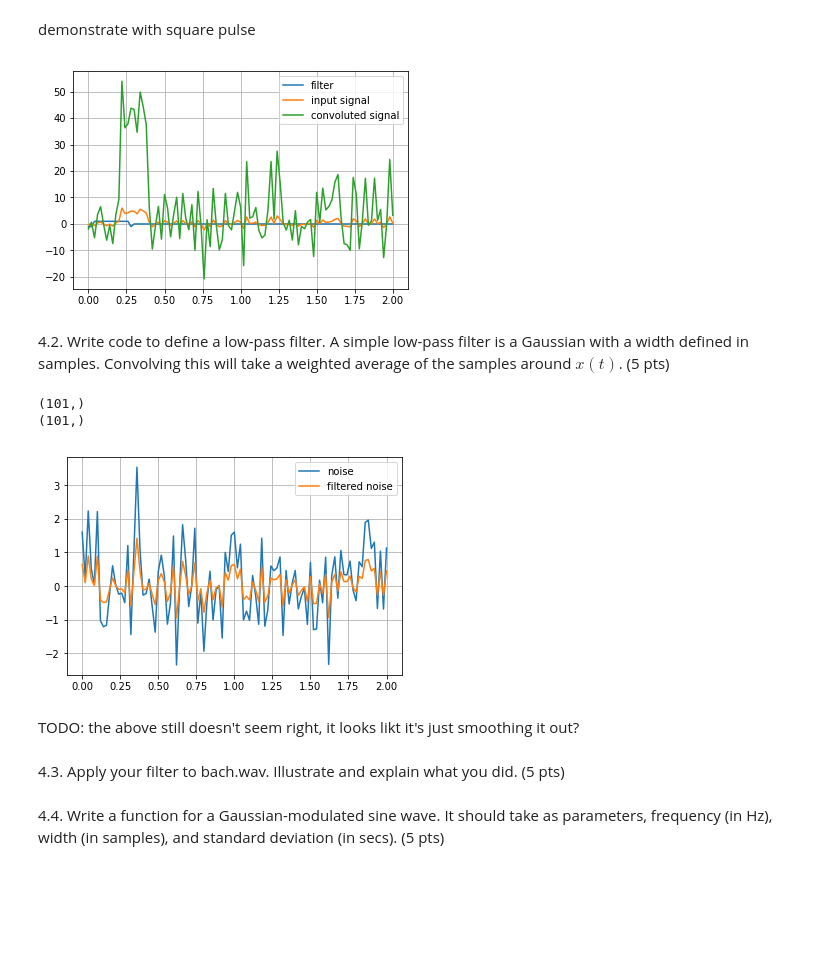
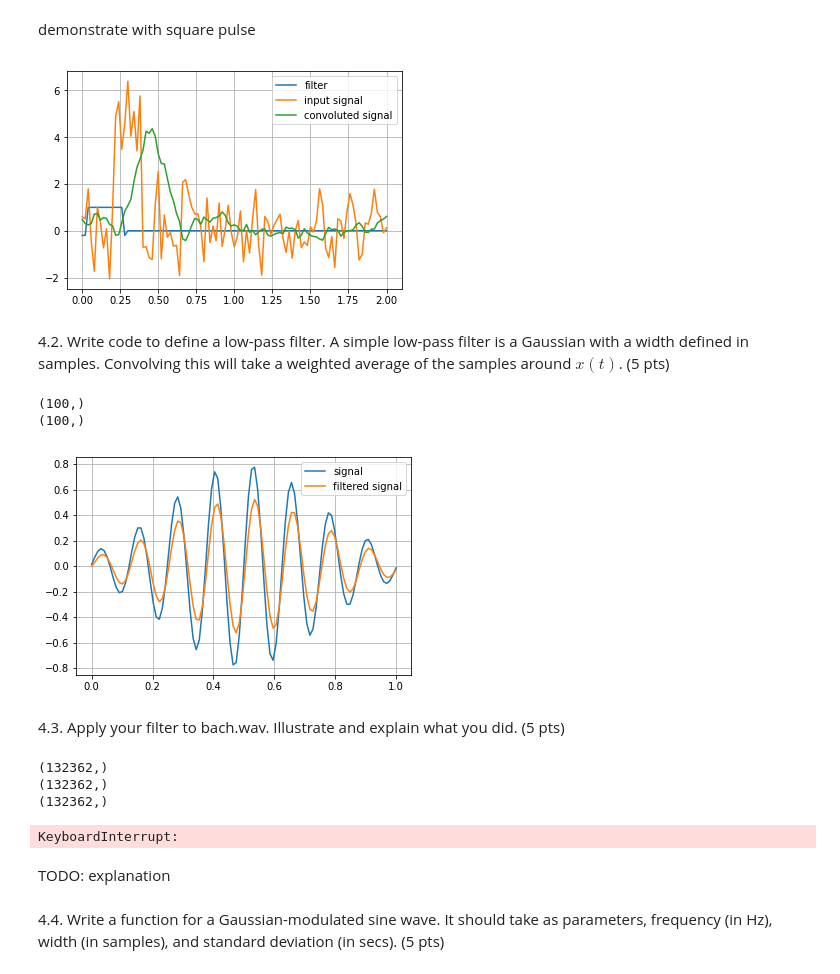
Before and after one commit to brennanmcfarland/computational-perception-class, a Jupyter notebook: CP-A1-bfm21.ipynb, the cells around one changed output. Drawn from its saved outputs; the diff is of its cells as text; code cells hidden in the pictures; blank space fills up the shorter version.

Commit message:
fixed signal convolution, worked on application to bach waveform and low pass filter

```diff
--- a/CP-A1-bfm21.ipynb
+++ b/CP-A1-bfm21.ipynb
@@ -167,7 +170,7 @@ def discretely_convolve(h, x):
     y = np.zeros(h.shape)
     for t in range(len(h)):
         for tau in range(len(h)):
-            y[t] += h[t] * x[t-tau]
+            y[t] += h[tau] * x[t-tau]
     return y
 # %% [markdown]
 demonstrate with square pulse
@@ -183,39 +186,57 @@ def square_pulse_filter(a): # TODO: rename this
 def square_pulse():
     return lambda a: np.array([0 < xi < 10 for xi in range(len(a))])
 # %%
-noisy_poisson = noisy_poisson_signal(.1, noise_mean, noise_variance)
-square_filter = square_pulse_filter(np.linspace(0, 2, 101))
+noisy_poisson = lambda a: np.random.normal(0, 1, a.shape)# noisy_poisson_signal(.1, noise_mean, noise_variance)
+square_filter = square_pulse_filter(np.linspace(0, 2, 101))*.2
 signal = noisy_poisson(np.linspace(0, 2, 101)) + np.roll(square_pulse()(np.linspace(0, 2, 101))*5, 10)
-convoluted_signal = discretely_convolve(signal, square_pulse_filter(np.linspace(0, 2, 101)))
+convoluted_signal = discretely_convolve(signal, square_filter)
 
 plt.plot(np.linspace(0, 2, 101), square_filter, label='filter')
 plt.plot(np.linspace(0, 2, 101), signal, label='input signal')
-plt.plot(np.linspace(0, 2, 101), convoluted_signal, label='convoluted signal')
+# NOTE: I multiplied the convoluted signal by .05 to scale it down for displaying with the other signals, but that's ok
+# since the scale isn't the point
+plt.plot(np.linspace(0, 2, 101), convoluted_signal*.1, label='convoluted signal')
 show_graph()
 # %% [output]
-[figure, old version]
+[figure, new version]
 # %% [markdown]
 4.2. Write code to define a low-pass filter.  A simple low-pass filter is a Gaussian with a width defined in samples.  Convolving this will take a weighted average of the samples around $x(t)$. (5 pts)
 # %%
 def low_pass_filter(signal, filter_width):
-    lp_filter = gaussian_distribution(0, filter_width**2)(np.zeros(signal.shape))
+    lp_filter = np.fromfunction(gaussian_distribution(0, filter_width**2), signal.shape)
     print(signal.shape)
     print(lp_filter.shape)
     return discretely_convolve(signal, lp_filter)
 # %%
-noise = noisy_poisson_signal(.1, noise_mean, noise_variance)(np.linspace(0, 2, 101))
-plt.plot(np.linspace(0, 2, 101), noise, label='noise')
+#noise = noisy_poisson_signal(.1, noise_mean, noise_variance)(np.linspace(0, 2, 101))
+noise = gaussian_modulated_sine(50, 100, .5)
+plt.plot(np.linspace(0, 1, 100), noise, label='signal')
 
-plt.plot(np.linspace(0, 2, 101), low_pass_filter(noise, 100), label='filtered noise')
+#plt.plot(np.linspace(0, 2, 101), noise, label='noise')
+
+plt.plot(np.linspace(0, 1, 100), low_pass_filter(noise, 1), label='filtered signal')
 show_graph()
+# TODO: this still doesn't work right, should be eliminating higher frequency sin wave, why isn't it?
 # %% [output]
-(101,)
-(101,)
+(100,)
+(100,)
-[figure, old version]
+[figure, new version]
-# %% [markdown]
-TODO: the above still doesn't seem right, it looks likt it's just smoothing it out?
 # %% [markdown]
 4.3. Apply your filter to bach.wav.  Illustrate and explain what you did. (5 pts)
+# %%
+signal = audionorm(dataBach)
+print(signal.shape)
+filtered_signal = low_pass_filter(signal, 1)
+plt.plot(signal)
+plt.plot(filtered_signal)
+plt.show()
+# %% [output]
+(132362,)
+(132362,)
+(132362,)
+KeyboardInterrupt:
+# %% [markdown]
+TODO: explanation
 # %% [markdown]
 4.4. Write a function for a Gaussian-modulated sine wave.  It should take as parameters, frequency (in Hz), width (in samples), and standard deviation (in secs). (5 pts)
 # %%
```
Also changed, not shown: parts of 7 cells of this notebook.
